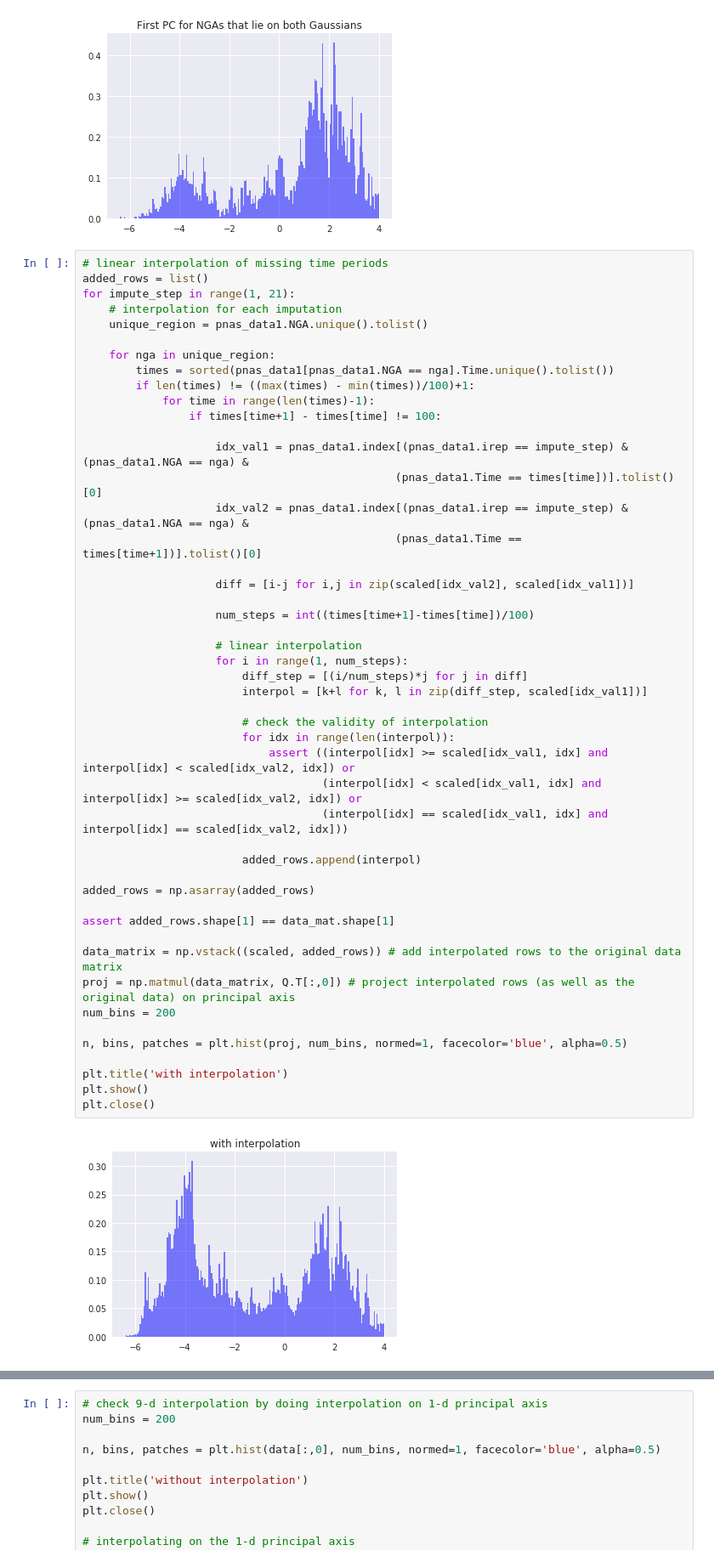
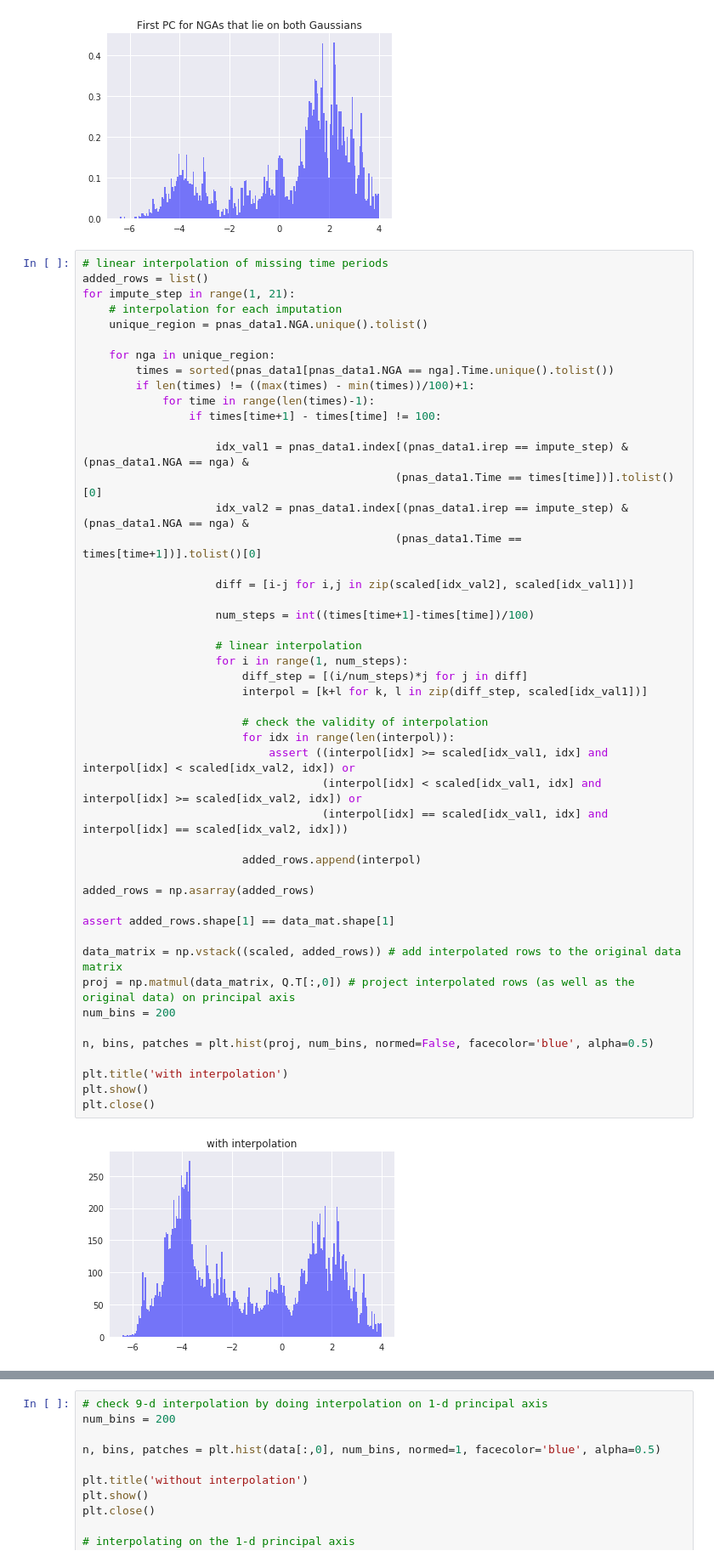
Before and after one commit to jaewshin/turchin, a Jupyter notebook: jupyter/histogram.ipynb, the cells around one changed output, grey strips where cells are left out. Shown: that part at 85% size. Saved outputs shown, nothing was run; the diff lists cells and outputs as text.

```diff
--- a/jupyter/histogram.ipynb
+++ b/jupyter/histogram.ipynb
@@ -199,34 +199,34 @@ for impute_step in range(1, 21):
                     diff = [i-j for i,j in zip(scaled[idx_val2], scaled[idx_val1])]
 
                     num_steps = int((times[time+1]-times[time])/100)
 
                     # linear interpolation
                     for i in range(1, num_steps):
                         diff_step = [(i/num_steps)*j for j in diff]
                         interpol = [k+l for k, l in zip(diff_step, scaled[idx_val1])]
 
                         # check the validity of interpolation
                         for idx in range(len(interpol)):
                             assert ((interpol[idx] >= scaled[idx_val1, idx] and interpol[idx] < scaled[idx_val2, idx]) or
                                     (interpol[idx] < scaled[idx_val1, idx] and interpol[idx] >= scaled[idx_val2, idx]) or
                                     (interpol[idx] == scaled[idx_val1, idx] and interpol[idx] == scaled[idx_val2, idx]))
 
                         added_rows.append(interpol)
 
 added_rows = np.asarray(added_rows)
 
 assert added_rows.shape[1] == data_mat.shape[1]
 
 data_matrix = np.vstack((scaled, added_rows)) # add interpolated rows to the original data matrix
 proj = np.matmul(data_matrix, Q.T[:,0]) # project interpolated rows (as well as the original data) on principal axis
 num_bins = 200
 
-n, bins, patches = plt.hist(proj, num_bins, normed=1, facecolor='blue', alpha=0.5)
+n, bins, patches = plt.hist(proj, num_bins, normed=False, facecolor='blue', alpha=0.5)
 
 plt.title('with interpolation')
 plt.show()
 plt.close()
 # %% [output]
-[figure, old version]
+[figure, new version]
 # %%
 num_bins = 200
```
Also changed, not shown: parts of 1 cell of this notebook, 3 other files.
